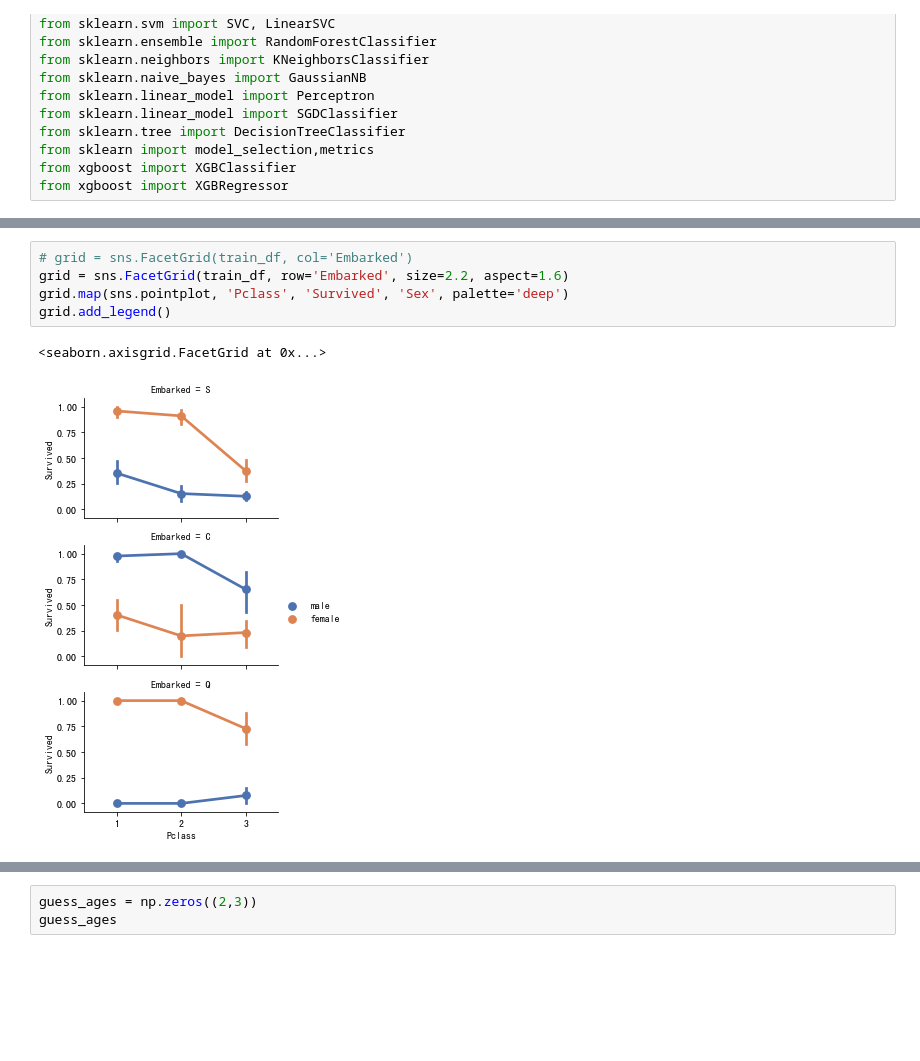
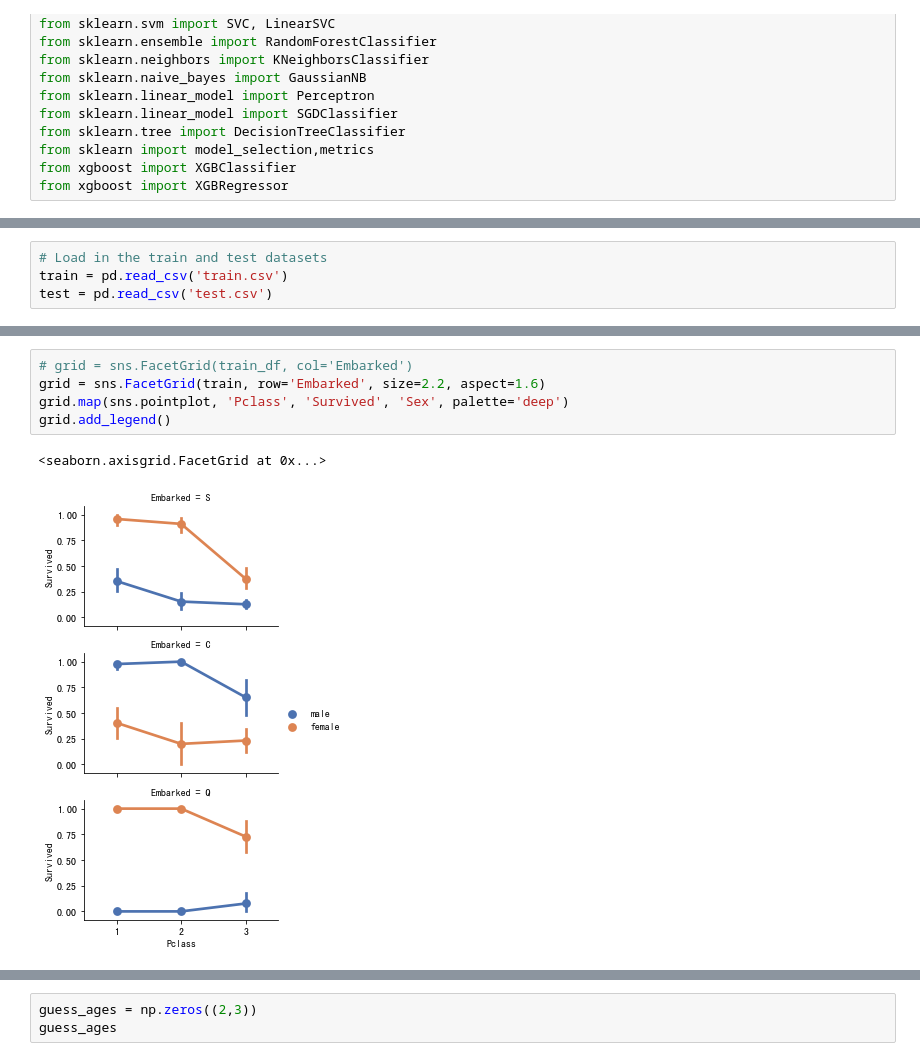
Before and after one commit to Jlumin/Kaggle_Titanic, a Jupyter notebook: Titanic.ipynb, the cells around one changed output, grey strips where cells are left out. Cells and saved outputs as stored; diff of their text form; blank space fills up the shorter version.

```diff
--- a/Titanic.ipynb
+++ b/Titanic.ipynb
@@ -30 +20,5 @@ train_df, test_df, combine = read_and_concat_dataset('train.csv', 'test.csv')
+# %%
+# Load in the train and test datasets
+train = pd.read_csv('train.csv')
+test = pd.read_csv('test.csv')
 # %%
@@ -117,11 +82,11 @@ grid.add_legend();
 [figure]
 # %%
 # grid = sns.FacetGrid(train_df, col='Embarked')
-grid = sns.FacetGrid(train_df, row='Embarked', size=2.2, aspect=1.6)
+grid = sns.FacetGrid(train, row='Embarked', size=2.2, aspect=1.6)
 grid.map(sns.pointplot, 'Pclass', 'Survived', 'Sex', palette='deep')
 grid.add_legend()
 # %% [output]
 <seaborn.axisgrid.FacetGrid at 0x...>
-[figure, old version]
+[figure, new version]
 # %%
 # grid = sns.FacetGrid(train_df, col='Embarked', hue='Survived', palette={0: 'k', 1: 'w'})
```
Also changed, not shown: parts of 19 cells of this notebook, 7 other files.
